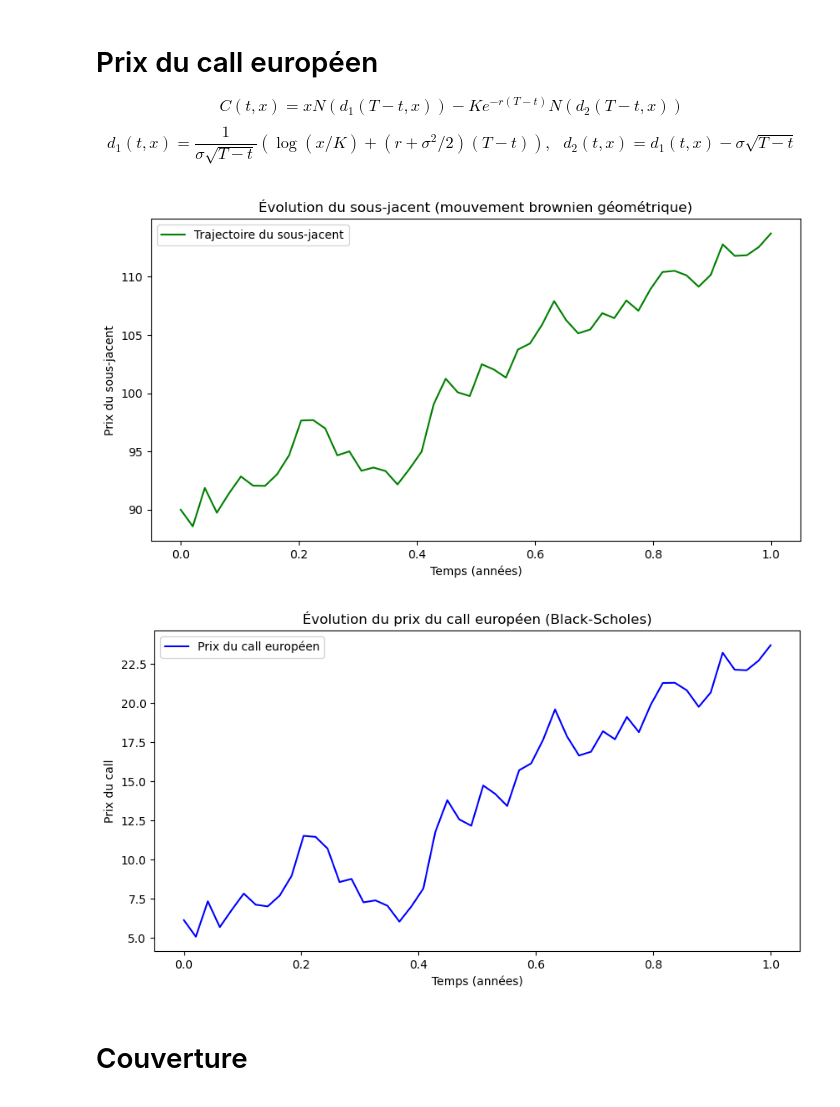
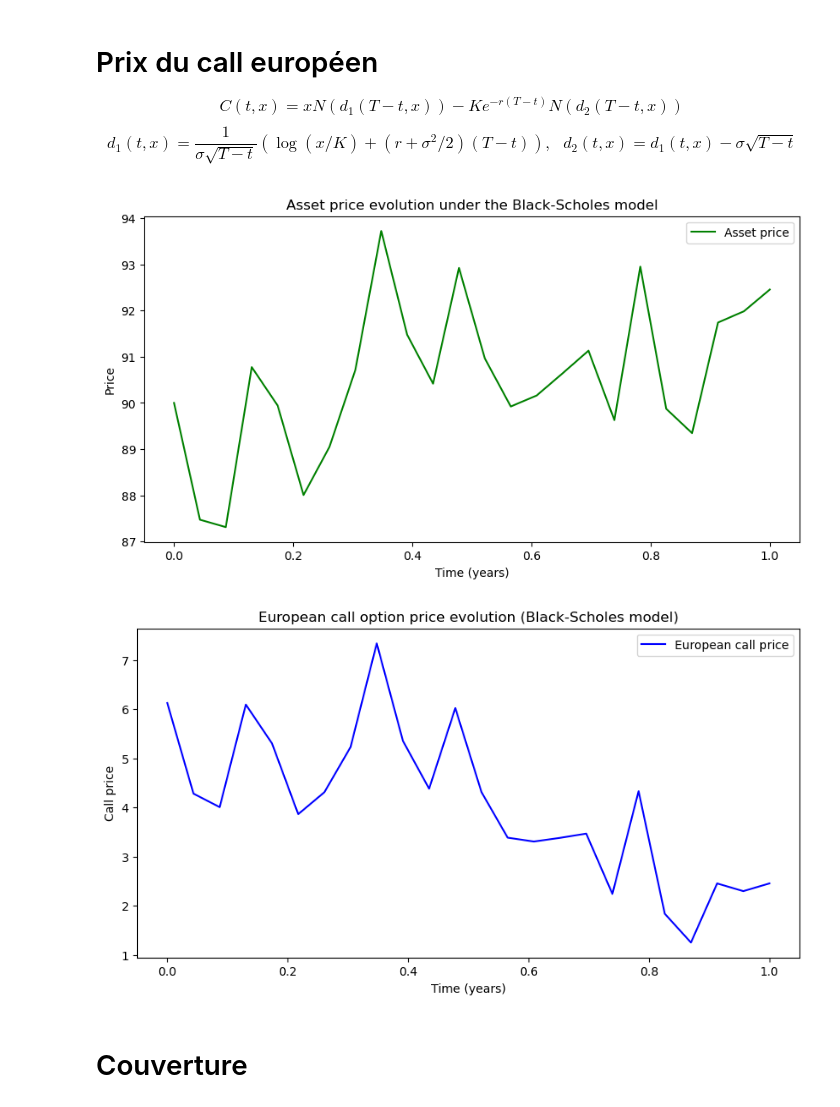
Before and after one commit to maxence2508/maths-fi, a Jupyter notebook: black-scholes/black-scholes.ipynb, the cells around one changed output. Cells and saved outputs as stored; diff of their text form; code cells hidden in the pictures.

```diff
--- a/black-scholes/black-scholes.ipynb
+++ b/black-scholes/black-scholes.ipynb
@@ -74,22 +136,22 @@ def C(S, T, N, K, r, sigma):
 mu = 0.1
 sigma = 0.1
 n = 1
-N = 50
+N = 24
 T = 1
 # %%
 model = BlackScholes(mu, sigma)
-trajectory = model.generate(x, T, N, n)[0]
+trajectory = model.generate(x, T, N, n)
 # %%
 time_grid = np.linspace(0, T, N)
 
 plt.figure(figsize=(10, 5))
-plt.plot(time_grid, trajectory, label='Trajectoire du sous-jacent', color='green')
-plt.xlabel("Temps (années)")
-plt.ylabel("Prix du sous-jacent")
-plt.title("Évolution du sous-jacent (mouvement brownien géométrique)")
+plt.plot(time_grid, trajectory[0], label='Asset price', color='green')
+plt.xlabel("Time (years)")
+plt.ylabel("Price")
+plt.title("Asset price evolution under the Black-Scholes model")
 plt.legend()
 plt.show()
 # %% [output]
-[figure, old version]
+[figure, new version]
 # %%
 K = 90
@@ -98,13 +160,13 @@ prices = C(trajectory, T, N, K, r, sigma)
 time_grid = np.linspace(0, T, N)
 
 plt.figure(figsize=(10, 5))
-plt.plot(time_grid, prices, label='Prix du call européen', color='blue')
-plt.xlabel("Temps (années)")
-plt.ylabel("Prix du call")
-plt.title("Évolution du prix du call européen (Black-Scholes)")
+plt.plot(time_grid, prices, label='European call price', color='blue')
+plt.xlabel("Time (years)")
+plt.ylabel("Call price")
+plt.title("European call option price evolution (Black-Scholes model)")
 plt.legend()
 plt.show()
 # %% [output]
-[figure, old version]
+[figure, new version]
 # %% [markdown]
 # Couverture
```
Also changed, not shown: parts of 15 cells of this notebook.
